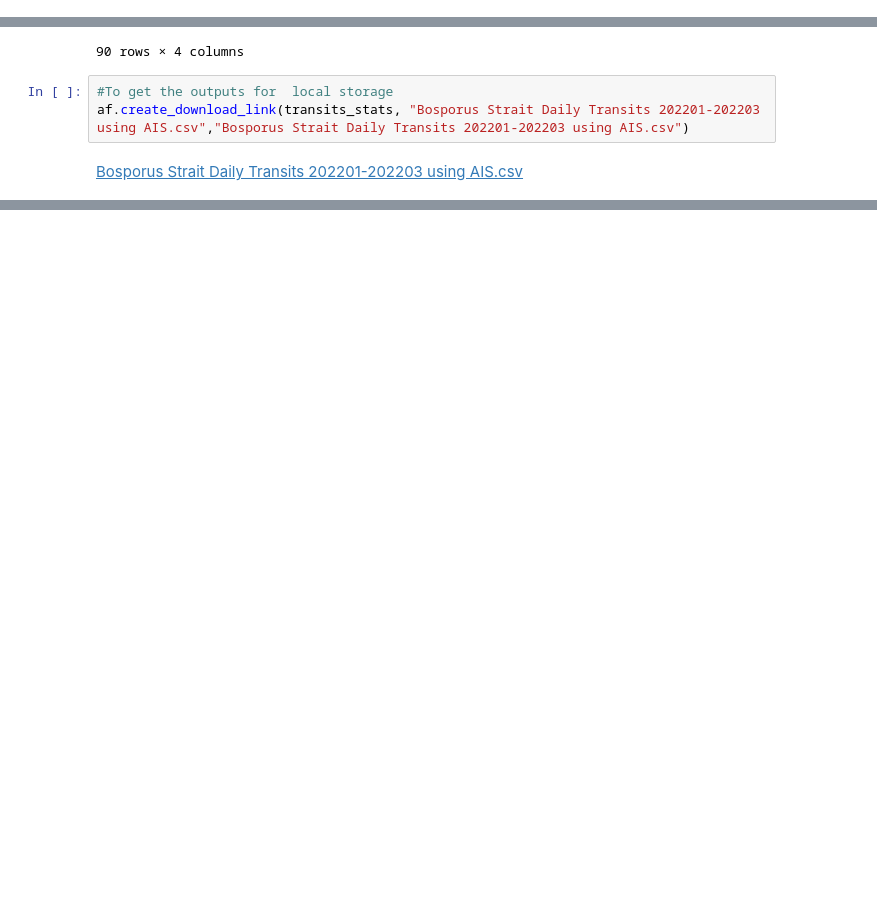
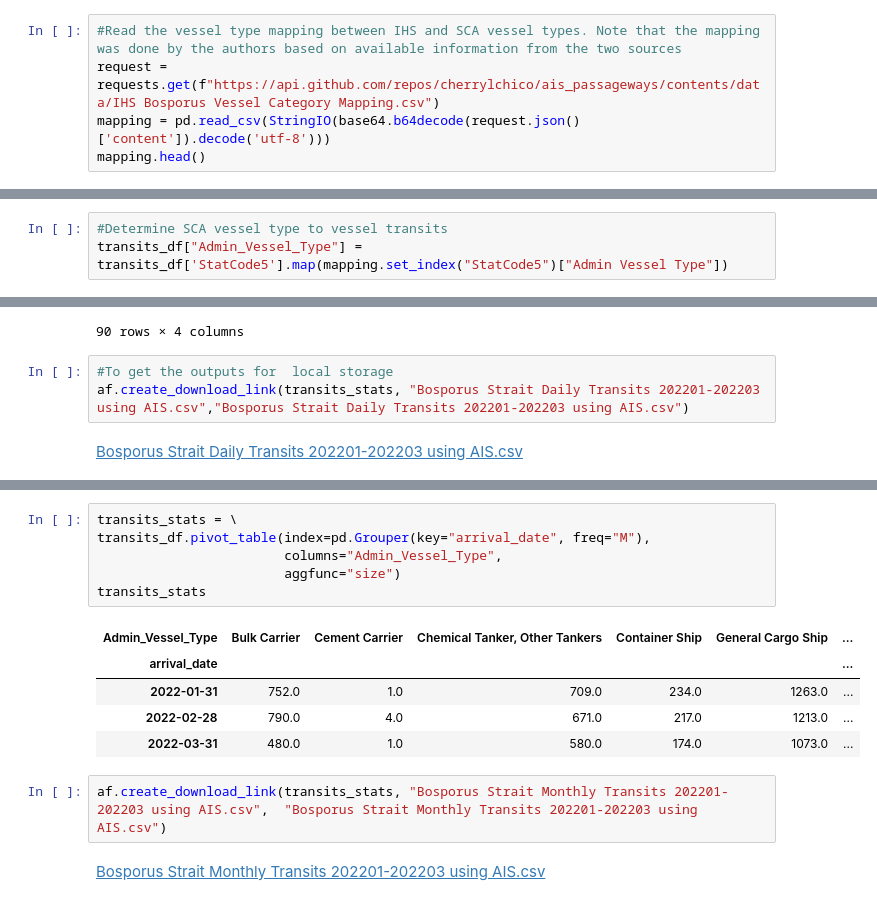
Before and after one commit to ADB-Data-Division/ais_passageways, a Jupyter notebook: notebooks/Bosporus Strait.ipynb, the cells around one changed output, grey strips where cells are left out. Cells and saved outputs as stored; diff of their text form; blank space fills up the shorter version.

```diff
--- a/notebooks/Bosporus Strait.ipynb
+++ b/notebooks/Bosporus Strait.ipynb
@@ -245,0 +247,5 @@ transits_df.head()
+# %%
+#Read the vessel type mapping between IHS and SCA vessel types. Note that the mapping was done by the authors based on available information from the two sources
+request = requests.get(f"https://api.github.com/repos/cherrylchico/ais_passageways/contents/data/IHS Bosporus Vessel Category Mapping.csv")
+mapping = pd.read_csv(StringIO(base64.b64decode(request.json()['content']).decode('utf-8')))
+mapping.head()
@@ -246,3 +259,6 @@ transits_df.head()
+# %%
+#Determine SCA vessel type to vessel transits
+transits_df["Admin_Vessel_Type"] = transits_df['StatCode5'].map(mapping.set_index("StatCode5")["Admin Vessel Type"])
 # %% [markdown]
 # 5. Statistics
 # %% [markdown]
@@ -313,0 +353,16 @@ Bosporus Strait Daily Transits 202201-202203 using AIS.csv
+# %%
+transits_stats = \
+transits_df.pivot_table(index=pd.Grouper(key="arrival_date", freq="M"),
+                        columns="Admin_Vessel_Type",
+                        aggfunc="size")
+transits_stats
+# %% [output]
+| Admin_Vessel_Type | Bulk Carrier | Cement Carrier | Chemical Tanker, Other Tankers | Container Ship | General Cargo Ship | ... |
+| arrival_date |  |  |  |  |  | ... |
+| 2022-01-31 | 752.0 | 1.0 | 709.0 | 234.0 | 1263.0 | ... |
+| 2022-02-28 | 790.0 | 4.0 | 671.0 | 217.0 | 1213.0 | ... |
+| 2022-03-31 | 480.0 | 1.0 | 580.0 | 174.0 | 1073.0 | ... |
+# %%
+af.create_download_link(transits_stats, "Bosporus Strait Monthly Transits 202201-202203 using AIS.csv",  "Bosporus Strait Monthly Transits 202201-202203 using AIS.csv")
+# %% [output]
+Bosporus Strait Monthly Transits 202201-202203 using AIS.csv
```
Also changed, not shown: parts of 6 cells of this notebook, 1 other file.
